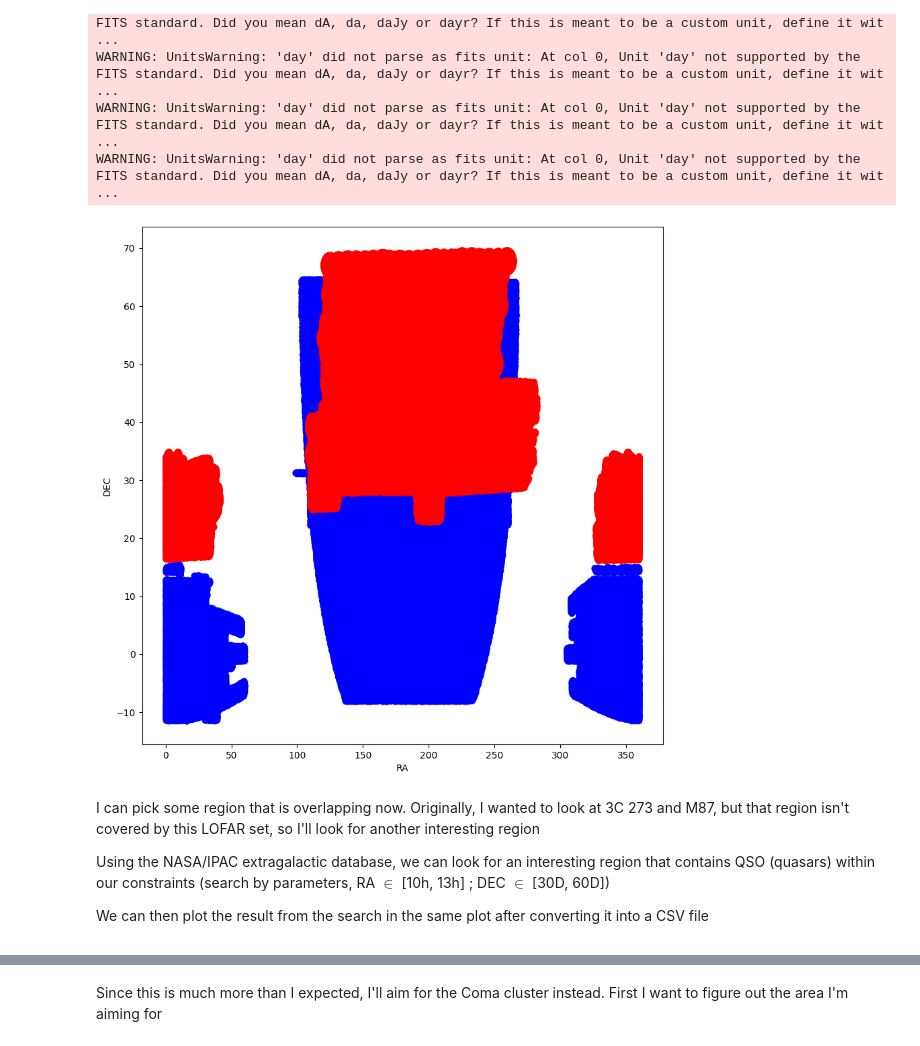
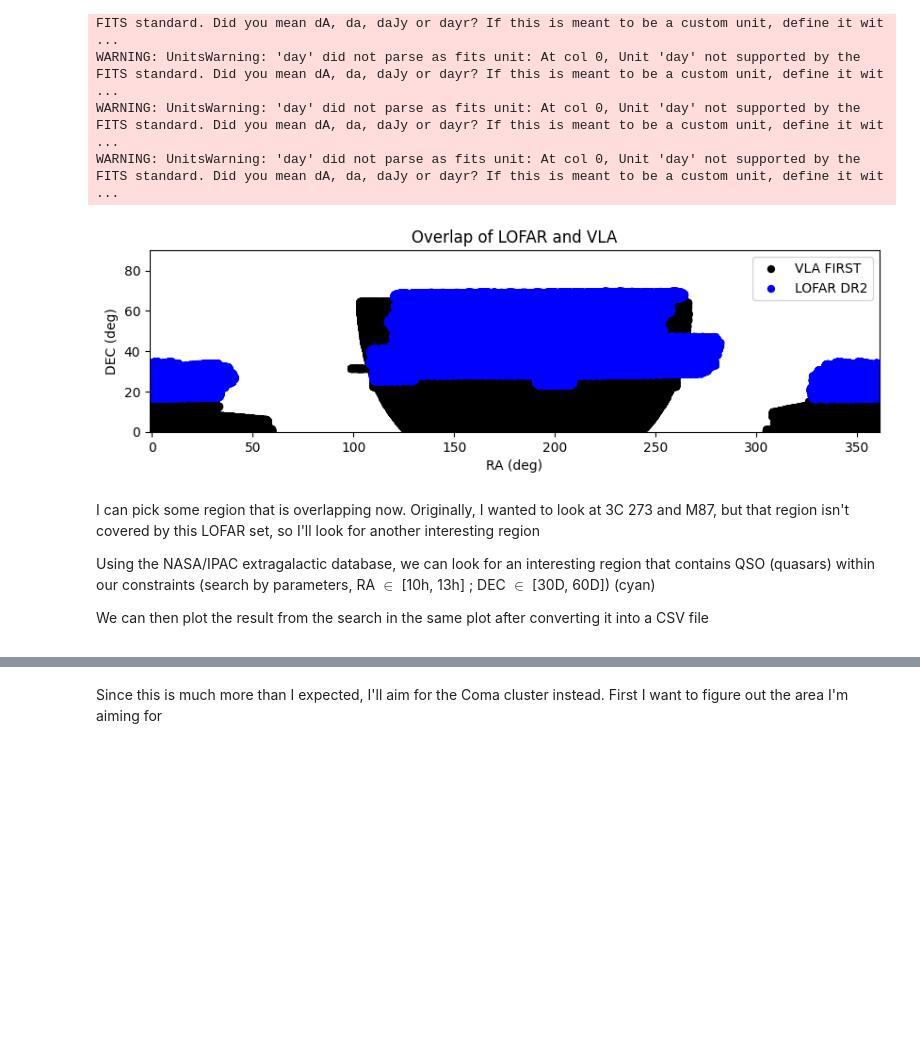
Before and after one commit to Svuem/datasets-AGN-mini-project, a Jupyter notebook: Mini_project.ipynb, the cells around one changed output, grey strips where cells are left out. Saved outputs shown, nothing was run; the diff lists cells and outputs as text; code cells hidden in the pictures; blank space fills up the shorter version.

```diff
--- a/Mini_project.ipynb
+++ b/Mini_project.ipynb
@@ -50,18 +53,23 @@ WARNING: UnitsWarning: 'day' did not parse as fits unit: At col 0, Unit 'day' no
 # %%
 # same thing for the FIRST data
 #print(df_first.head)
-fig = plt.figure(figsize=(10, 10))
+fig = plt.figure(figsize=(10, 2.5))
 subplot = fig.add_subplot(1, 1, 1)
-subplot.scatter(df_first['RA'], df_first['DEC'], color = 'blue', alpha=0.5)
-subplot.scatter(df_lofar['RA'], df_lofar['DEC'], color='red', alpha=0.5)
-plt.xlabel(r'RA($^{\circ}$)')
-plt.ylabel(r'DEC($^{\circ}$)')
+subplot.scatter(df_first['RA'], df_first['DEC'], color = 'black', alpha=1, edgecolors='none', label='VLA FIRST')
+subplot.scatter(df_lofar['RA'], df_lofar['DEC'], color='blue', alpha=1, edgecolors='none', label='LOFAR DR2')
+plt.title('Overlap of LOFAR and VLA')
+plt.xlabel('RA (deg)')
+plt.ylabel('DEC (deg)')
+plt.axis('equal')
+plt.xlim(0, 360)
+plt.ylim(0, 90)
+plt.legend(loc='upper right')
 plt.show()
 # %% [output]
-[figure, old version]
+[figure, new version]
 # %% [markdown]
 I can pick some region that is overlapping now. Originally, I wanted to look at 3C 273 and M87, but that region isn't covered by this LOFAR set, so I'll look for another interesting region <p />
-Using the NASA/IPAC extragalactic database, we can look for an interesting region that contains QSO (quasars) within our constraints (search by parameters, RA $\in$ [10h, 13h] ; DEC $\in$ [30D, 60D]) <p />
+Using the NASA/IPAC extragalactic database, we can look for an interesting region that contains QSO (quasars) within our constraints (search by parameters, RA $\in$ [10h, 13h] ; DEC $\in$ [30D, 60D]) (cyan)<p />
 We can then plot the result from the search in the same plot after converting it into a CSV file
 # %%
 NASA_IPAC_search = pd.read_csv('NASA_IPAC_search.txt', sep = '|', skiprows=21 )
```
Also changed, not shown: parts of 16 cells of this notebook, 2 other files.
